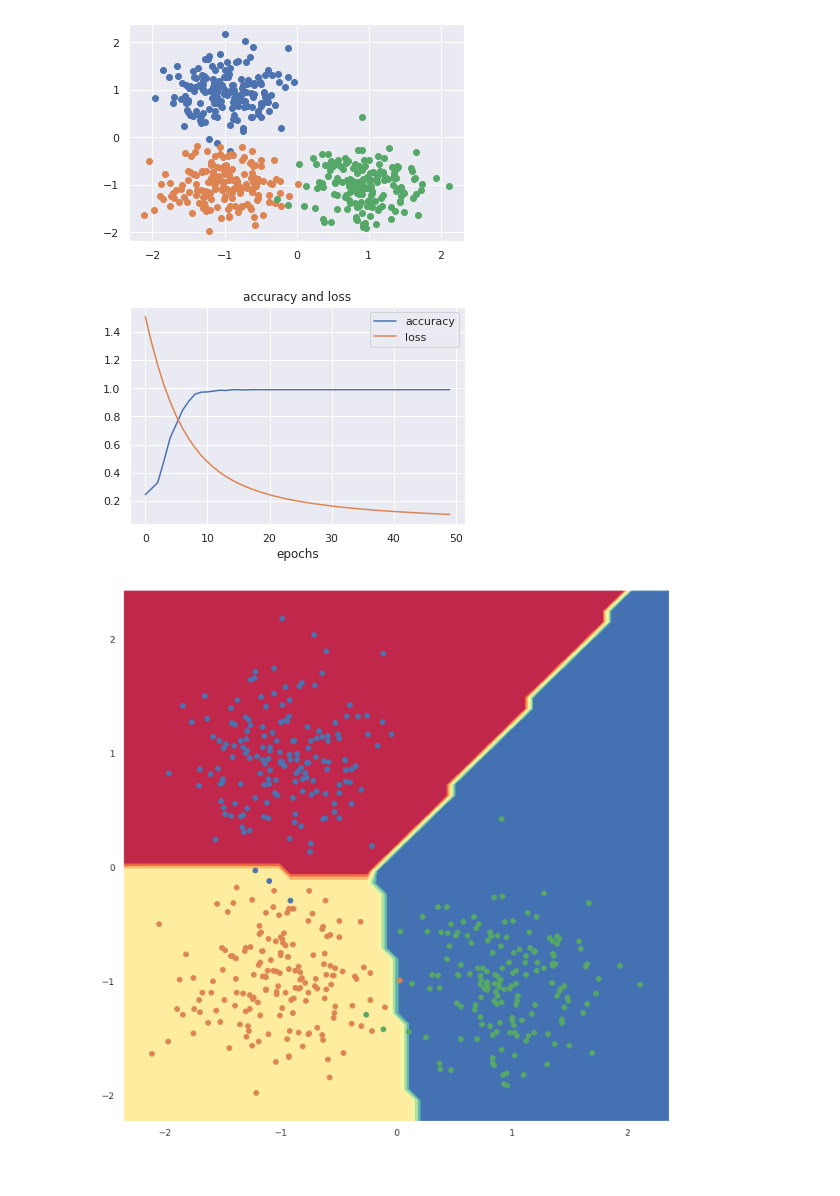
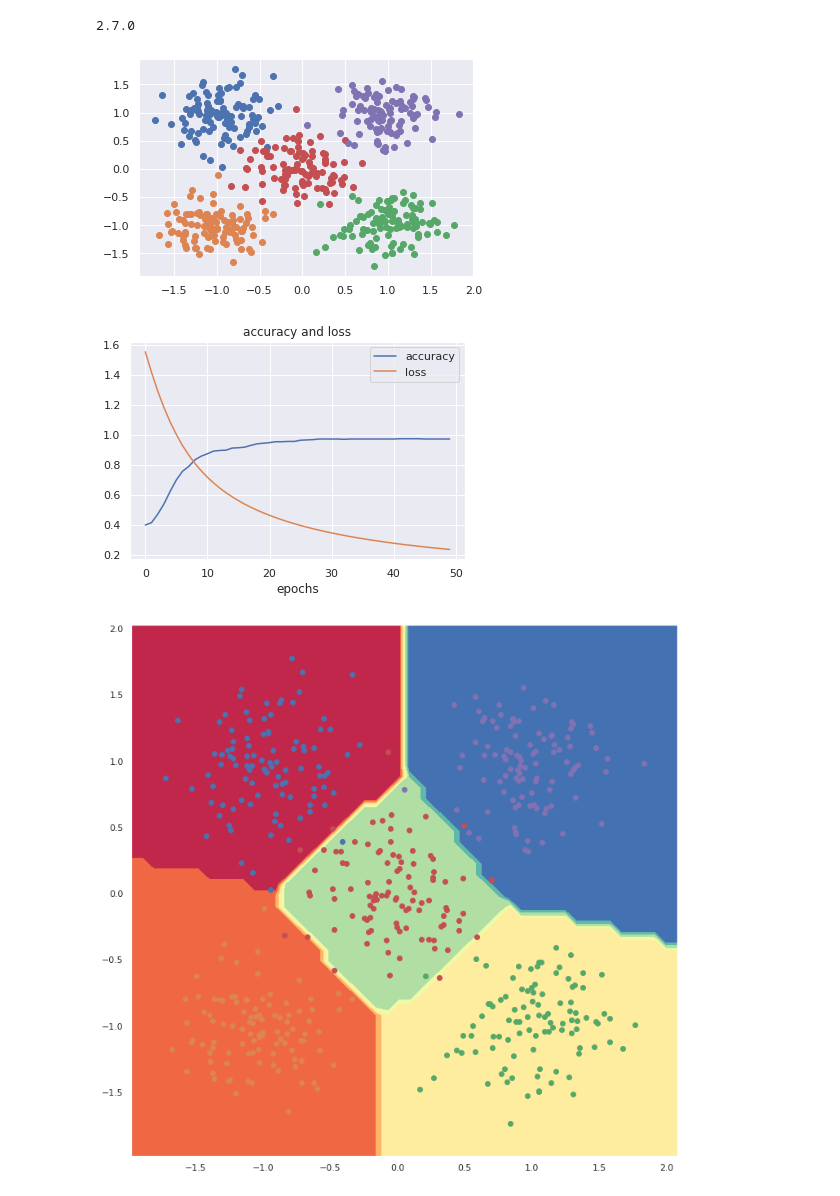
Before and after one commit to tegerte/1, a Jupyter notebook: MultiClass_NNW.ipynb, the cells around one changed output. Saved outputs shown, nothing was run; the diff lists cells and outputs as text; code cells hidden in the pictures.

```diff
--- a/MultiClass_NNW.ipynb
+++ b/MultiClass_NNW.ipynb
@@ -16,10 +17,13 @@ from sklearn import datasets
 # %%
+print(tf.__version__)
 sb.set_theme(style="darkgrid")
 LR=0.01
 n_pts=500
 EP=50
 BS=50
-centers=[[-1,1],[-1,-1],[1,-1]]
+centers=[[-1,1],[-1,-1],[1,-1],[0,0],[1,1]]
+# %% [output]
+2.7.0
 # %%
 def plot_controlgraphs(hist):
   plt.plot(hist.history['accuracy'],label='accuracy')
@@ -40,12 +44,14 @@ def plot_decision_boundary(X, y, model,tol=1.0,cm='Spectral'):
     z = pred_func.reshape(xx.shape)
     plt.contourf(xx, yy, z,cmap=cm)
 # %%
-X,y = datasets.make_blobs(n_samples=n_pts, random_state=123, centers=centers, cluster_std=0.4)
+X,y = datasets.make_blobs(n_samples=n_pts, random_state=123, centers=centers, cluster_std=0.3)
 # %%
 plt.scatter(X[y==0,0],X[y==0,1])
 plt.scatter(X[y==1,0],X[y==1,1])
-plt.scatter(X[y==2,0],X[y==2,1]);
+plt.scatter(X[y==2,0],X[y==2,1])
+plt.scatter(X[y==3,0],X[y==3,1])
+plt.scatter(X[y==4,0],X[y==4,1]);
 # %% [output]
-[figure, old version]
+[figure, new version]
 # %%
 # hot encoding:
@@ -53,6 +59,6 @@ y_cat= to_categorical(y,3)
 # %%
 model = Sequential()
-model.add(Dense(units=3,input_shape=(2,),activation='softmax'))
+model.add(Dense(units=5,input_shape=(2,),activation='softmax'))
 
 model.compile(Adam(learning_rate=LR) ,
               loss='categorical_crossentropy',
@@ -64,12 +70,14 @@ h=model.fit(x=X,y=y_cat,
             shuffle = 'true')
 plot_controlgraphs(h)
 # %% [output]
-[figure, old version]
+[figure, new version]
 # %%
 _, ax = plt.subplots(figsize=(12,12))
 plot_decision_boundary(X, y_cat, model, tol=0.25)
 plt.scatter(X[y==0,0],X[y==0,1])
 plt.scatter(X[y==1,0],X[y==1,1])
-plt.scatter(X[y==2,0],X[y==2,1]);
+plt.scatter(X[y==2,0],X[y==2,1])
+plt.scatter(X[y==3,0],X[y==3,1])
+plt.scatter(X[y==4,0],X[y==4,1]);
 # %% [output]
-[figure, old version]
+[figure, new version]
```
Also changed, not shown: parts of 3 cells of this notebook.
